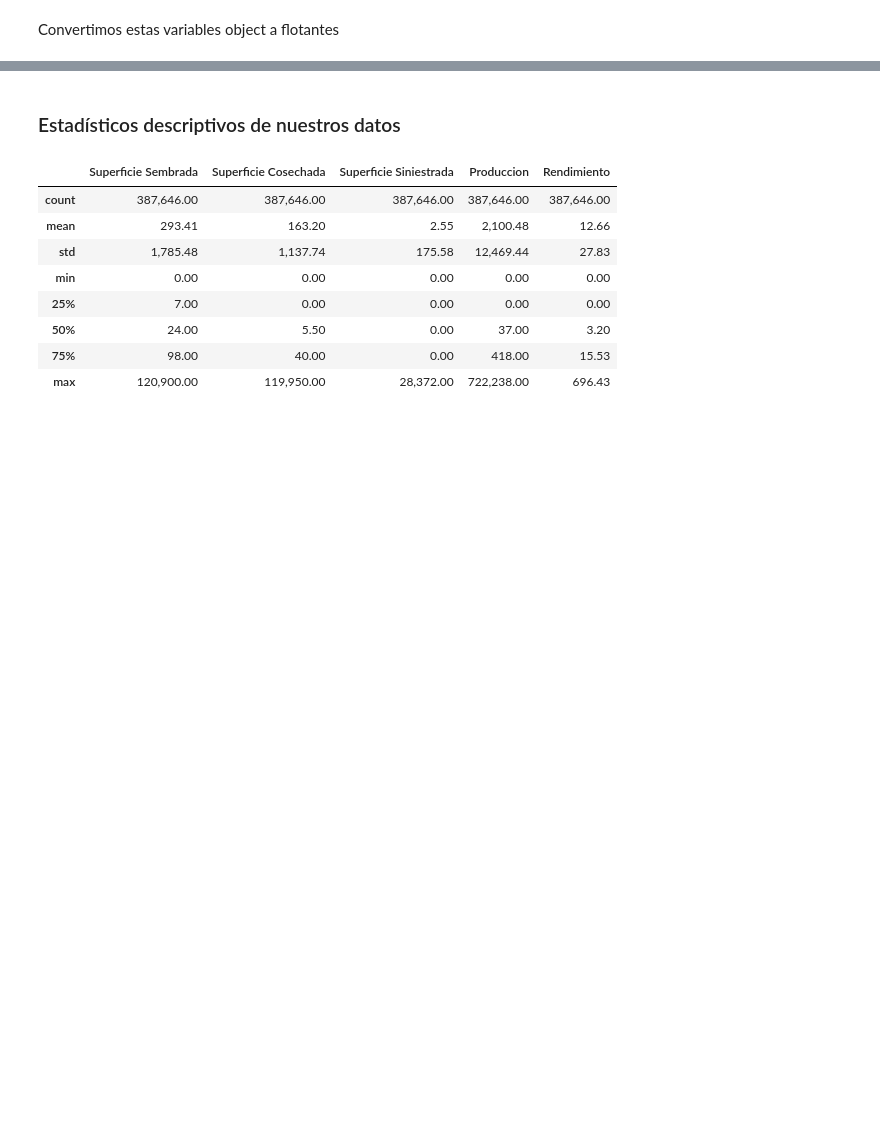
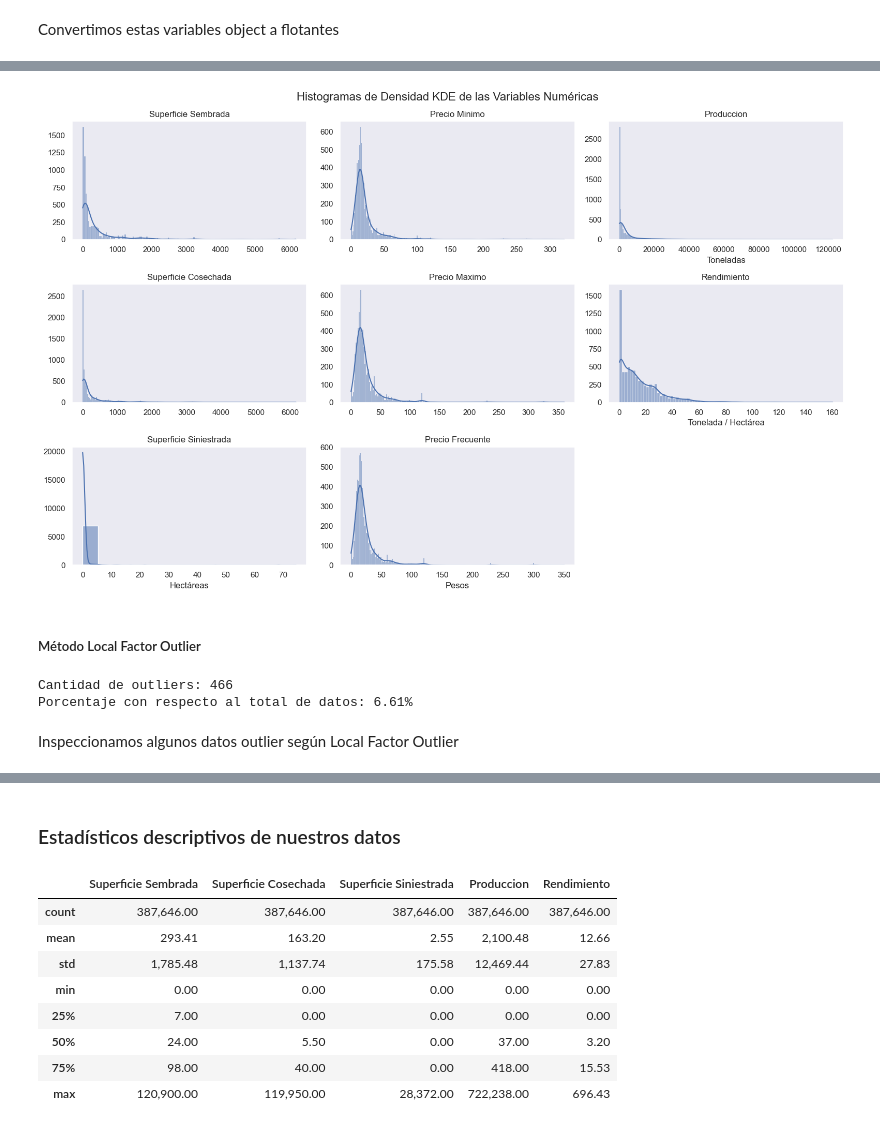
Before and after one commit to josemal98/Proyecto_Ing_Caract, a Jupyter notebook: Segunda_parte/Preparacion_de_datos.ipynb, the cells around one changed output, grey strips where cells are left out. Cells and saved outputs as stored; diff of their text form; code cells hidden in the pictures; blank space fills up the shorter version.

```diff
--- a/Segunda_parte/Preparacion_de_datos.ipynb
+++ b/Segunda_parte/Preparacion_de_datos.ipynb
@@ -106,0 +637,64 @@ dtype: object
+# %%
+import seaborn as sns
+
+# Lista de variables numéricas en el DataFrame
+variables_numericas = ["Superficie Sembrada",
+                       "Precio Minimo", "Produccion", "Superficie Cosechada", "Precio Maximo", "Rendimiento", "Superficie Siniestrada", "Precio Frecuente"]
+
+# Configurar la figura y los subplots
+num_rows = 3
+num_cols = 3
+fig, axes = plt.subplots(num_rows, num_cols, figsize=(16, 10))
+fig.subplots_adjust(wspace=0.5)  # Ajusta el espacio entre subplots
+
+# Asegurarse de que 'axes' sea una matriz 2D
+axes = axes.reshape(-1)
+
+# Iterar a través de las columnas numéricas y crear histogramas de densidad kde
+for i, variable in enumerate(variables_numericas):
+    sns.histplot(data=df_merge, x=variable, kde=True, ax=axes[i])
+    axes[i].set_title(f'{variable}')
+    axes[i].set_xlabel('')
+    axes[i].set_ylabel('')
+
+# Eliminar la subgráfica vacía correspondiente a la variable FastingBS
+fig.delaxes(axes[-1])
+
+# Agregar un título general a la figura
+fig.suptitle('Histogramas de Densidad KDE de las Variables Numéricas', fontsize=16)
+
+axes[2].set_xlabel('Toneladas')
+axes[5].set_xlabel('Tonelada / Hectárea')
+axes[6].set_xlabel('Hectáreas')
+axes[7].set_xlabel('Pesos')
+
+# Ajustar el espaciado entre subplots
+plt.tight_layout()
+
+# Mostrar la figura
+plt.show()
+# %% [output]
+[figure, added]
+# %% [markdown]
+##### Método Local Factor Outlier
+# %%
+# Crear modelo
+clf = LocalOutlierFactor(n_neighbors=20)
+
+# Quitar columnas cualitativas
+X = df_merge.drop(columns=['Año', 'Entidad', 'Mes', 'Cultivo'])
+
+# Buscar outliers
+estimado_LOF = clf.fit_predict(X)
+
+# Contar y mostrar resultados
+cantidad_outliers_LOF = abs(estimado_LOF[estimado_LOF==-1].sum())
+porcentaje_outliers_LOF = cantidad_outliers_LOF / len(df_merge) * 100
+
+print(f"Cantidad de outliers: {cantidad_outliers_LOF}")
+print(f"Porcentaje con respecto al total de datos: {porcentaje_outliers_LOF:.2f}%")
+# %% [output]
+Cantidad de outliers: 466
+Porcentaje con respecto al total de datos: 6.61%
+# %% [markdown]
+Inspeccionamos algunos datos outlier según Local Factor Outlier
```
Also changed, not shown: parts of 93 cells of this notebook.
